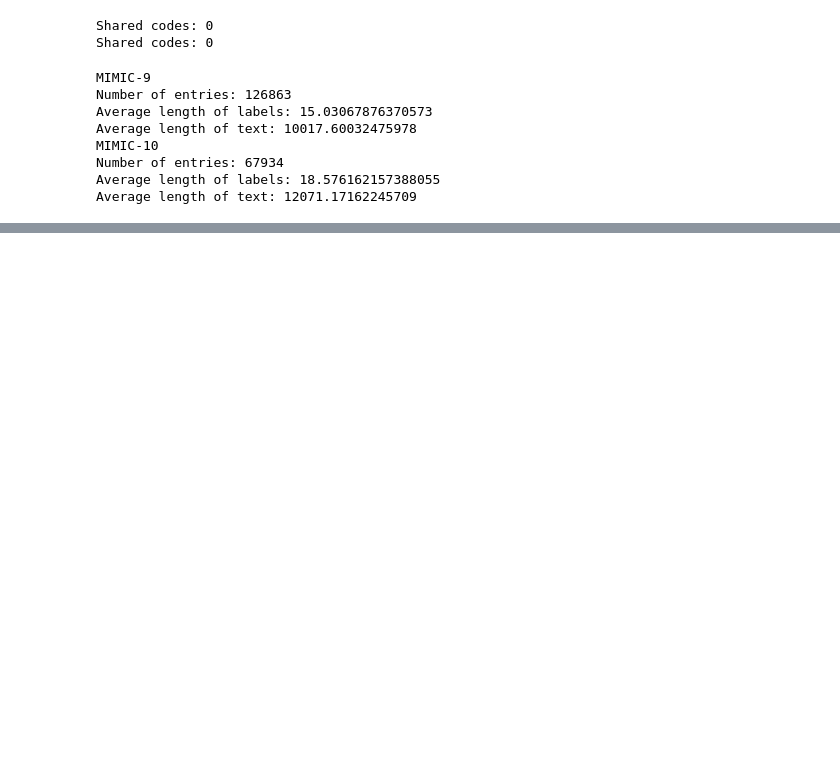
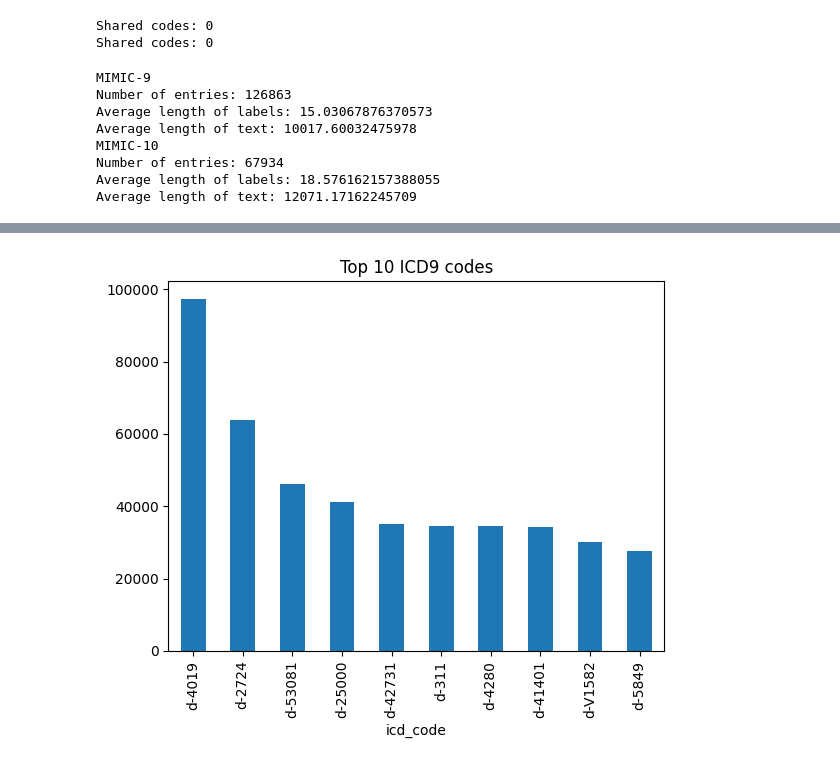
Before and after one commit to hk21702/Evaluating-XAI-LLMs-in-a-Clinical-Context_CSC413-Project, a Jupyter notebook: preprocessing.ipynb, the cells around one changed output, grey strips where cells are left out. Drawn from its saved outputs; the diff is of its cells as text; code cells hidden in the pictures; blank space fills up the shorter version.

```diff
--- a/preprocessing.ipynb
+++ b/preprocessing.ipynb
@@ -232,0 +266,4 @@ Average length of text: 12071.17162245709
+# %%
+plot_top_n(mimic, "Top 10 ICD9 codes", 10, 9)
+# %% [output]
+[figure, added]
```
Also changed, not shown: parts of 9 cells of this notebook, 1 other file.
